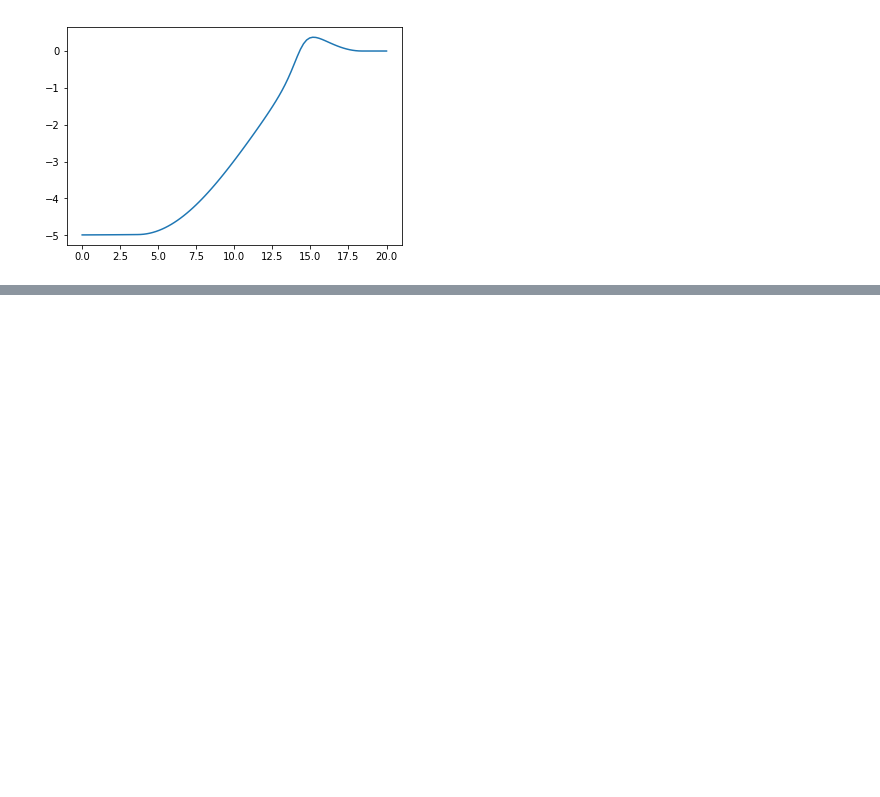
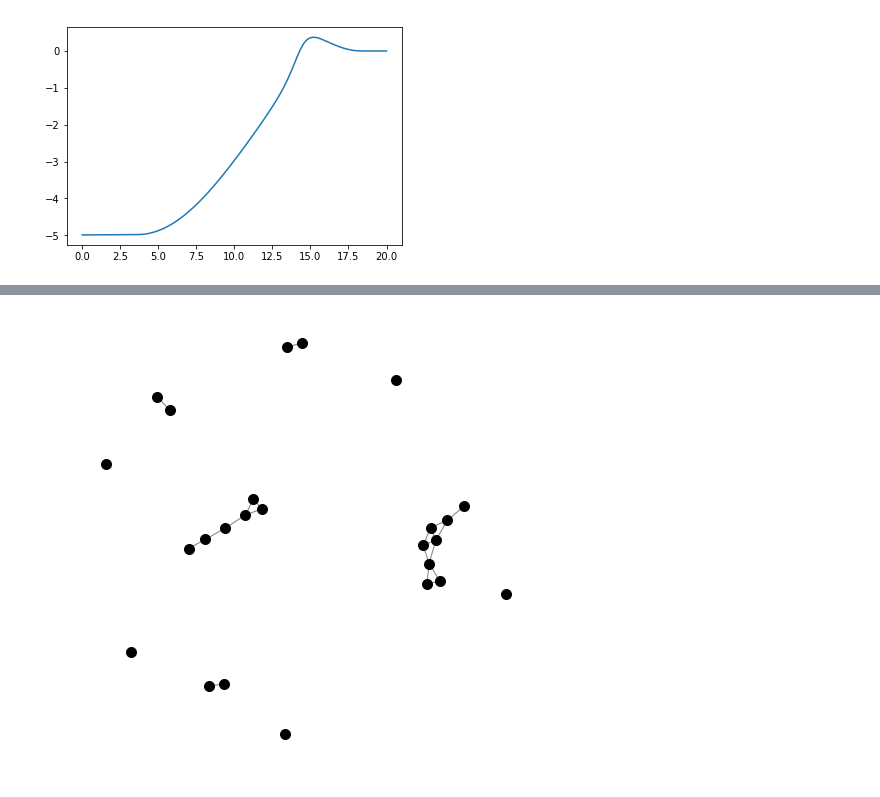
Before and after one commit to harveydevereux/Consensus, a Jupyter notebook: Notes/Flocking2.ipynb, the cells around one changed output, grey strips where cells are left out. Drawn from its saved outputs; the diff is of its cells as text; code cells hidden in the pictures; blank space fills up the shorter version.

```diff
--- a/Notes/Flocking2.ipynb
+++ b/Notes/Flocking2.ipynb
@@ -70,0 +110,4 @@ plt.plot(z,y)
+# %%
+p=draw_graph(get_net(Q))
+# %% [output]
+[figure, added]
```
Also changed, not shown: parts of 11 cells of this notebook, 3 other files.
